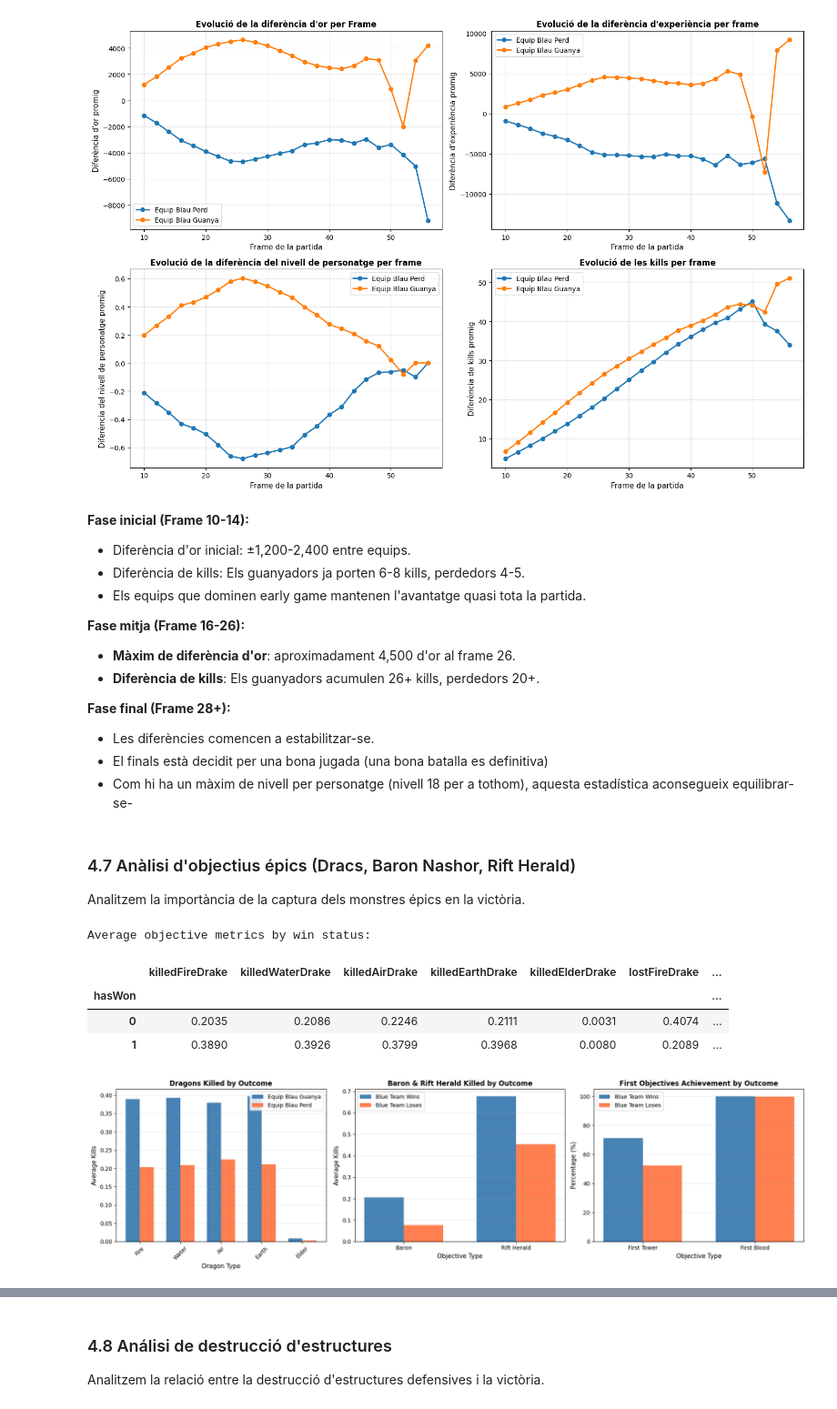
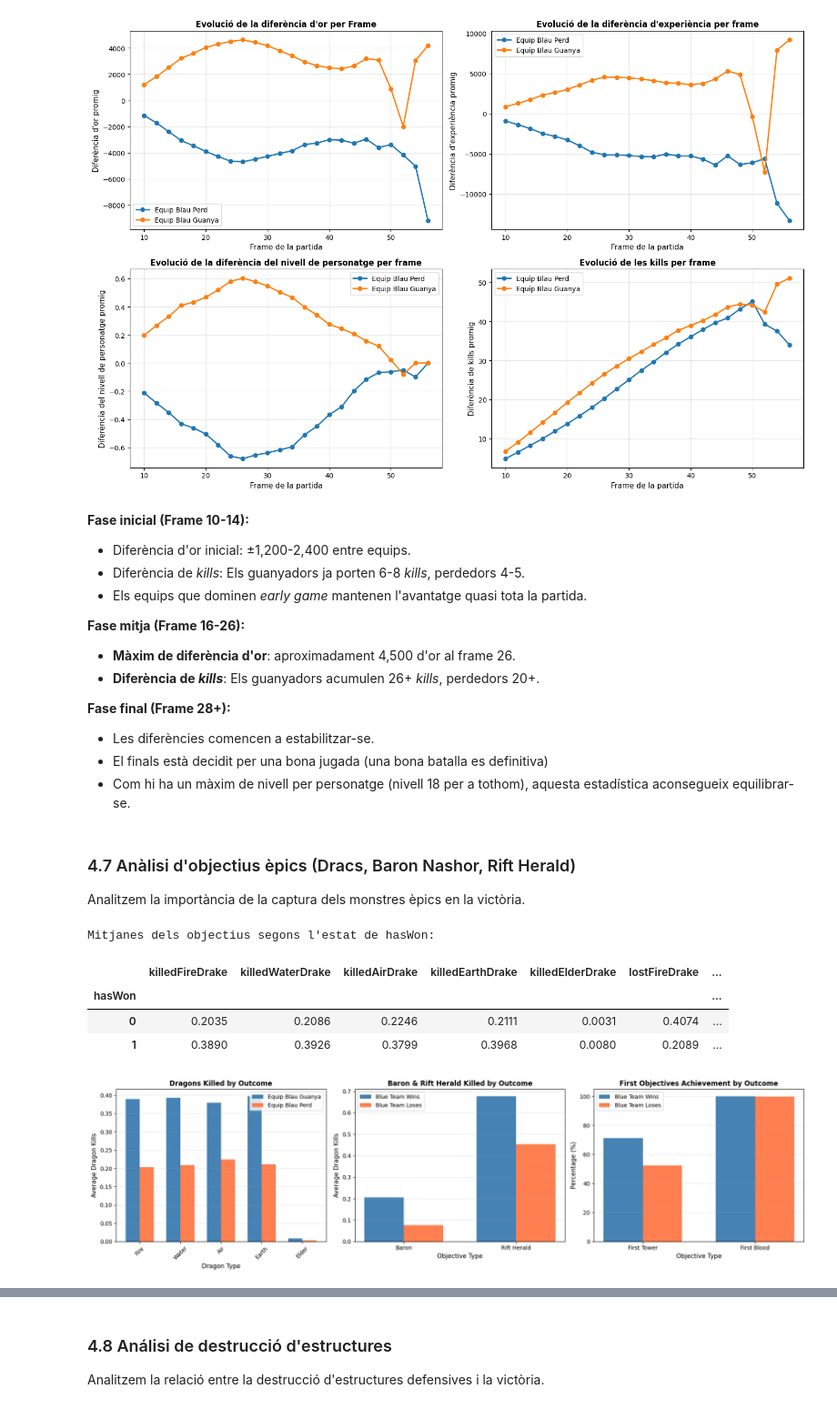
Before and after one commit to NIU1634990/kaggle_lol, a Jupyter notebook: kaggle.ipynb, the cells around one changed output, grey strips where cells are left out. Shown at 91% size. Saved outputs shown, nothing was run; the diff lists cells and outputs as text; code cells hidden in the pictures.

```diff
--- a/kaggle.ipynb
+++ b/kaggle.ipynb
@@ -556,20 +566,20 @@ Mitjana de les estadístiques per frame i status guanyador:
 # %% [markdown]
 **Fase inicial (Frame 10-14):**
 - Diferència d'or inicial: ±1,200-2,400 entre equips.
-- Diferència de kills: Els guanyadors ja porten 6-8 kills, perdedors 4-5.
-- Els equips que dominen early game mantenen l'avantatge quasi tota la partida.
+- Diferència de _kills_: Els guanyadors ja porten 6-8 _kills_, perdedors 4-5.
+- Els equips que dominen _early game_ mantenen l'avantatge quasi tota la partida.
 
 **Fase mitja (Frame 16-26):**
 - **Màxim de diferència d'or**: aproximadament 4,500 d'or al frame 26.
-- **Diferència de kills**: Els guanyadors acumulen 26+ kills, perdedors 20+.
+- **Diferència de _kills_**: Els guanyadors acumulen 26+ _kills_, perdedors 20+.
 
 **Fase final (Frame 28+):**
 - Les diferències comencen a estabilitzar-se.
 - El finals està decidit per una bona jugada (una bona batalla es definitiva)
-- Com hi ha un màxim de nivell per personatge (nivell 18 per a tothom), aquesta estadística aconsegueix equilibrar-se-
+- Com hi ha un màxim de nivell per personatge (nivell 18 per a tothom), aquesta estadística aconsegueix equilibrar-se.
 # %% [markdown]
-### 4.7 Anàlisi d'objectius épics (Dracs, Baron Nashor, Rift Herald)
-Analitzem la importància de la captura dels monstres épics en la victòria.
+### 4.7 Anàlisi d'objectius èpics (Dracs, Baron Nashor, Rift Herald)
+Analitzem la importància de la captura dels monstres èpics en la victòria.
 # %%
 # Dracs aconseguits i perduts
 dragons_data = df.groupby('hasWon').agg({
@@ -589,7 +599,8 @@ dragons_data = df.groupby('hasWon').agg({
     'lostRiftHerald': 'mean',
 }).round(4)
 
-print("Average objective metrics by win status:")
+print("Mitjanes dels objectius segons l'estat de hasWon:")
+
 
 html = f"""
 <div style="max-height:300px; overflow-y:auto; overflow-x:auto;
@@ -622,7 +633,7 @@ width = 0.35
 ax.bar(x - width/2, wins, width, label='Equip Blau Guanya', color='steelblue')
 ax.bar(x + width/2, losses, width, label='Equip Blau Perd', color='coral')
 ax.set_xlabel('Dragon Type', fontsize=11)
-ax.set_ylabel('Average Kills', fontsize=11)
+ax.set_ylabel('Average Dragon Kills', fontsize=11)
 ax.set_title('Dragons Killed by Outcome', fontsize=12, fontweight='bold')
 ax.set_xticks(x)
 ax.set_xticklabels(dragon_types, rotation=45)
@@ -641,40 +652,40 @@ x = np.arange(len(objectives))
 ax.bar(x - width/2, wins_obj, width, label='Blue Team Wins', color='steelblue')
 ax.bar(x + width/2, losses_obj, width, label='Blue Team Loses', color='coral')
 ax.set_xlabel('Objective Type', fontsize=11)
-ax.set_ylabel('Average Kills', fontsize=11)
+ax.set_ylabel('Average Dragon Kills', fontsize=11)
 ax.set_title('Baron & Rift Herald Killed by Outcome', fontsize=12, fontweight='bold')
 ax.set_xticks(x)
 ax.set_xticklabels(objectives)
 ax.legend()
 ax.grid(axis='y', alpha=0.3)
 
 # Primers objectius
 ax = axes[2]
 first_objs = ['First Tower', 'First Blood']
 wins_first = [df[df['hasWon']==1]['isFirstTower'].mean() * 100,
               df[df['hasWon']==1]['isFirstBlood'].mean() * 100]
 losses_first = [df[df['hasWon']==0]['isFirstTower'].mean() * 100,
                 df[df['hasWon']==0]['isFirstBlood'].mean() * 100]
 
 x = np.arange(len(first_objs))
 ax.bar(x - width/2, wins_first, width, label='Blue Team Wins', color='steelblue')
 ax.bar(x + width/2, losses_first, width, label='Blue Team Loses', color='coral')
 ax.set_xlabel('Objective Type', fontsize=11)
 ax.set_ylabel('Percentage (%)', fontsize=11)
 ax.set_title('First Objectives Achievement by Outcome', fontsize=12, fontweight='bold')
 ax.set_xticks(x)
 ax.set_xticklabels(first_objs)
 ax.legend()
 ax.grid(axis='y', alpha=0.3)
 
 plt.tight_layout()
 plt.show()
 # %% [output]
-Average objective metrics by win status:
+Mitjanes dels objectius segons l'estat de hasWon:
 |  | killedFireDrake | killedWaterDrake | killedAirDrake | killedEarthDrake | killedElderDrake | lostFireDrake | ... |
 | hasWon |  |  |  |  |  |  | ... |
 | 0 | 0.2035 | 0.2086 | 0.2246 | 0.2111 | 0.0031 | 0.4074 | ... |
 | 1 | 0.3890 | 0.3926 | 0.3799 | 0.3968 | 0.0080 | 0.2089 | ... |
-[figure, old version]
+[figure, new version]
 # %% [markdown]
 **Dracs:**
```
Also changed, not shown: parts of 17 cells of this notebook.
